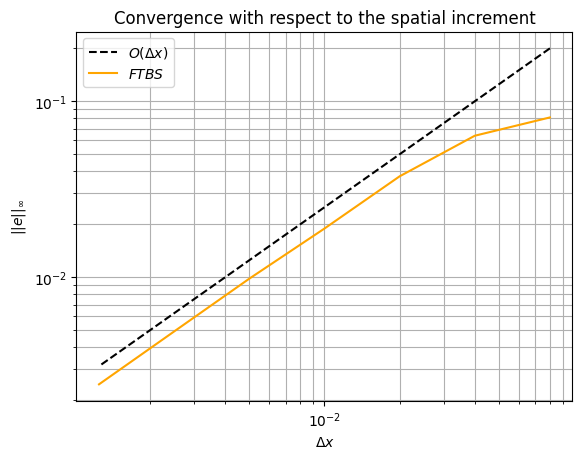
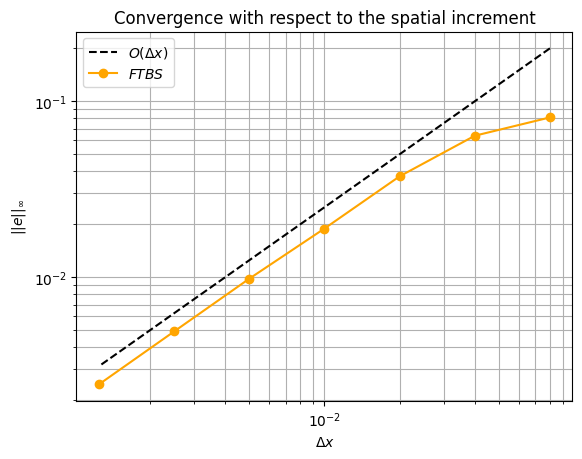
The change to this notebook cell's code, shown as a diff; its figure went from the first image to the second:
--- before
+++ after
@@ -1,4 +1,4 @@
 plt.loglog(dx_values,2.5*np.array(dx_values), 'k--', label=r"$O(\Delta x)$")
-plt.loglog(dx_values,dx_errors,color="orange", label=r"$FTBS$")
+plt.loglog(dx_values,dx_errors,'o-',color="orange", label=r"$FTBS$")
 plt.title("Convergence with respect to the spatial increment")
 plt.xlabel(r'$\Delta x$')

Commit: Exercise 4